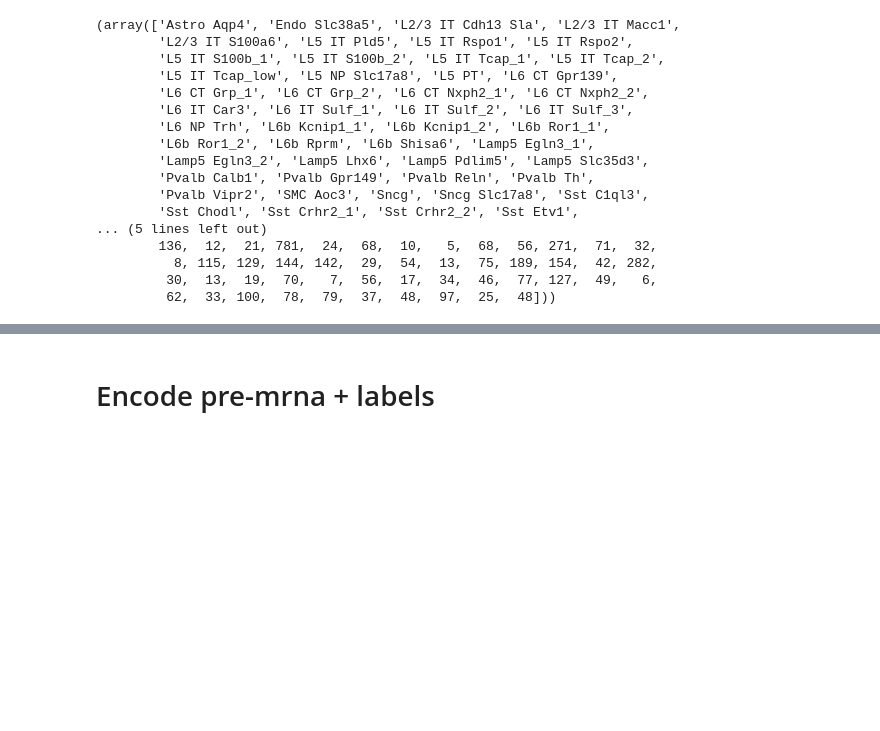
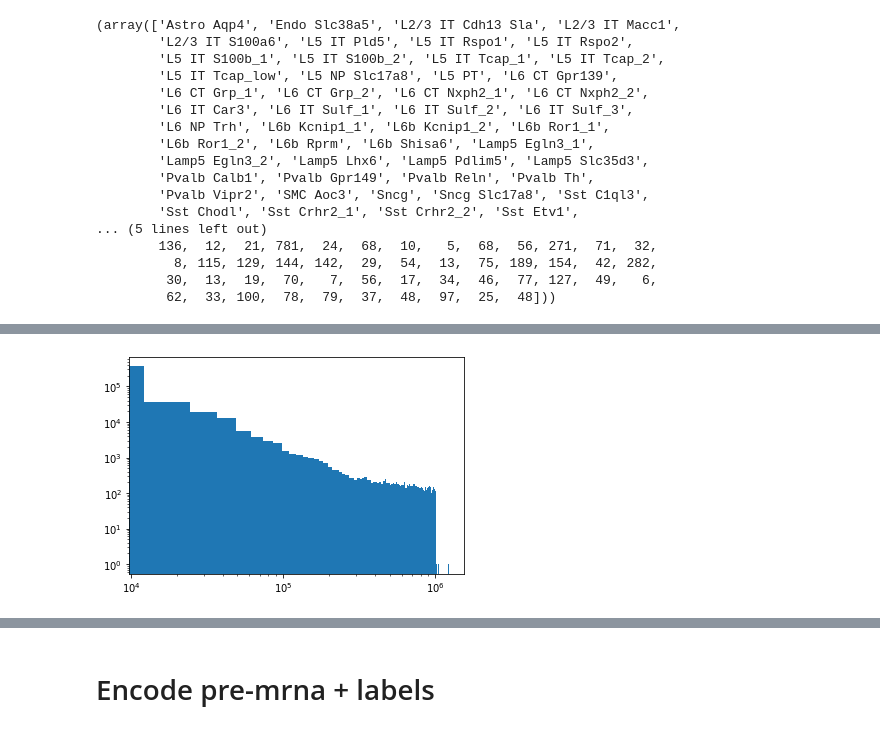
Before and after one commit to dmnburrows/deepNN_splice, a Jupyter notebook: data_process.ipynb, the cells around one changed output, grey strips where cells are left out. Cells and saved outputs as stored; diff of their text form; code cells hidden in the pictures; blank space fills up the shorter version.

```diff
--- a/data_process.ipynb
+++ b/data_process.ipynb
@@ -1082,0 +1082,7 @@ sj
+# %%
+plt.hist(sj['SJ_end']-sj['SJ_start'], bins=100)
+plt.yscale('log')
+plt.xscale('log')
+plt.show()
+# %% [output]
+[figure, added]
```
Also changed, not shown: parts of 70 cells of this notebook.
